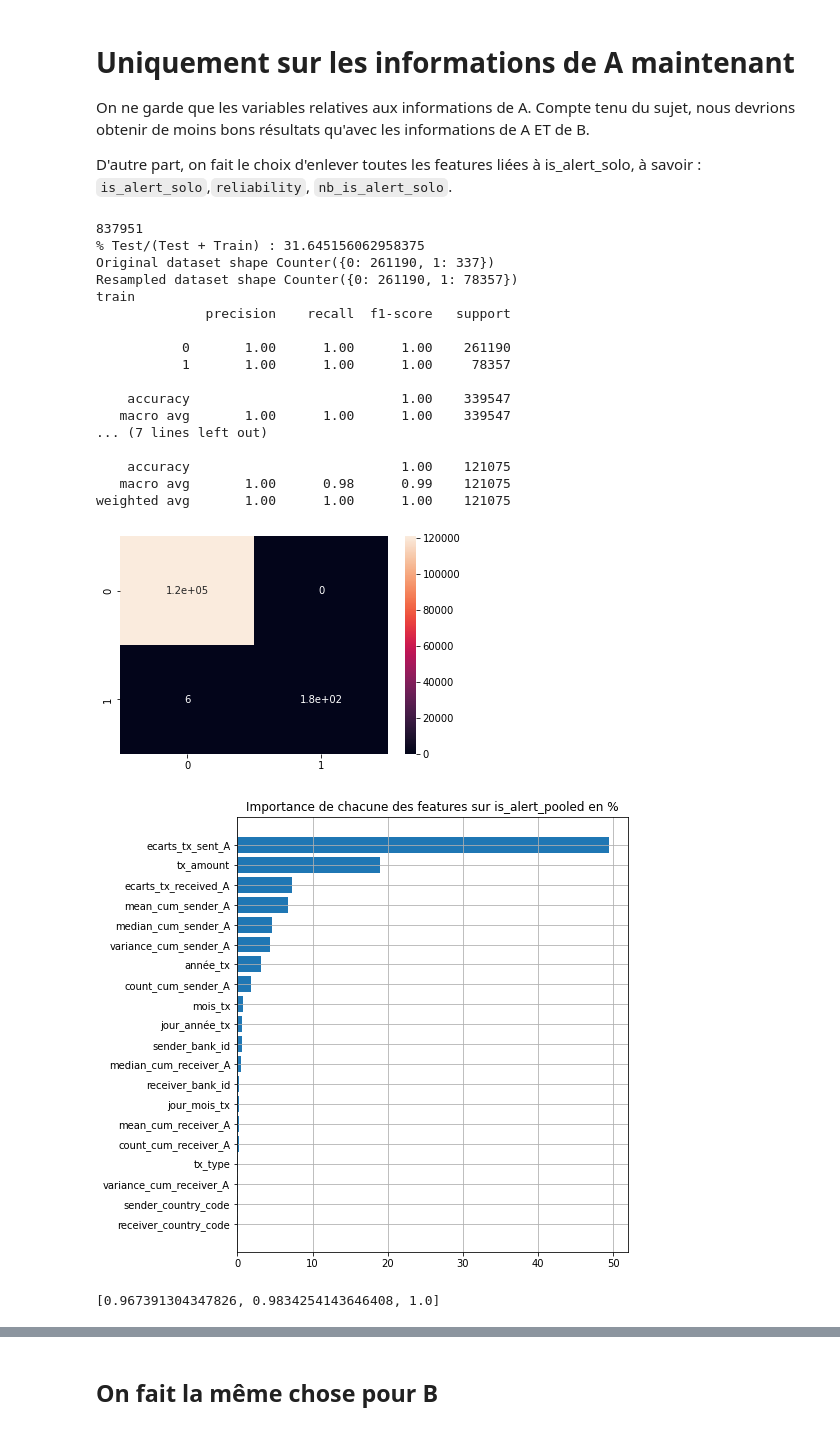
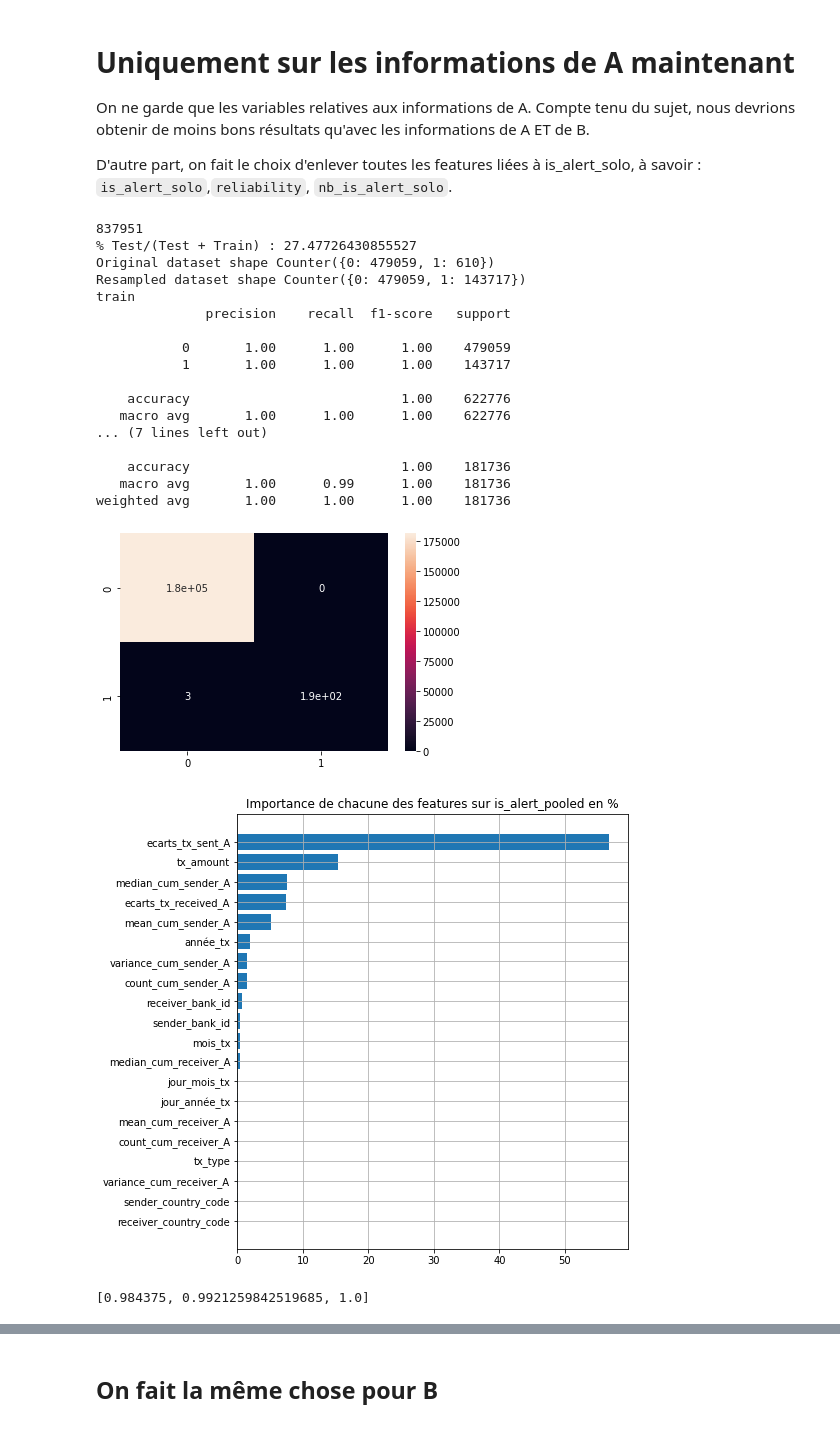
Before and after one commit to CorentinPernot/Statapp, a Jupyter notebook: Notebook/modé.ipynb, the cells around one changed output, grey strips where cells are left out. Saved outputs shown, nothing was run; the diff lists cells and outputs as text; code cells hidden in the pictures.

```diff
--- a/Notebook/modé.ipynb
+++ b/Notebook/modé.ipynb
@@ -1364,37 +1435,37 @@ cat_cols= ['sender_country_code', 'receiver_country_code',
        'sender_bank_id', 'receiver_bank_id', 'tx_type']
 # %%
 #On fixe la date initiale
-time = datetime.datetime(2019, 5, 16)
+time = datetime.datetime(2020, 5, 16)
 #On fixe l'horizon
-delta= 200
+delta= 300
 
 #On enlève les différentes banques
 df3 = df_bis2[(df_bis2['sender_bank_id']== 0 )|((df_bis2['receiver_bank_id'] == 0 ))]
 
 print(len(df3))
 
 evaluation_classifier(df3, time, delta, StandardScaler(), RandomForestClassifier(), True, True, True)
 # %% [output]
 837951
-% Test/(Test + Train) : 31.645156062958375
-Original dataset shape Counter({0: 261190, 1: 337})
-Resampled dataset shape Counter({0: 261190, 1: 78357})
+% Test/(Test + Train) : 27.47726430855527
+Original dataset shape Counter({0: 479059, 1: 610})
+Resampled dataset shape Counter({0: 479059, 1: 143717})
 train
               precision    recall  f1-score   support
 
-           0       1.00      1.00      1.00    261190
-           1       1.00      1.00      1.00     78357
+           0       1.00      1.00      1.00    479059
+           1       1.00      1.00      1.00    143717
 
-    accuracy                           1.00    339547
-   macro avg       1.00      1.00      1.00    339547
+    accuracy                           1.00    622776
+   macro avg       1.00      1.00      1.00    622776
 ... (7 lines left out)
 
-    accuracy                           1.00    121075
-   macro avg       1.00      0.98      0.99    121075
-weighted avg       1.00      1.00      1.00    121075
+    accuracy                           1.00    181736
+   macro avg       1.00      0.99      1.00    181736
+weighted avg       1.00      1.00      1.00    181736
-[figure, old version]
+[figure, new version]
-[figure, old version]
+[figure, new version]
-[0.967391304347826, 0.9834254143646408, 1.0]
+[0.984375, 0.9921259842519685, 1.0]
 # %%
 #xgb
 
```
Also changed, not shown: parts of 26 cells of this notebook.
